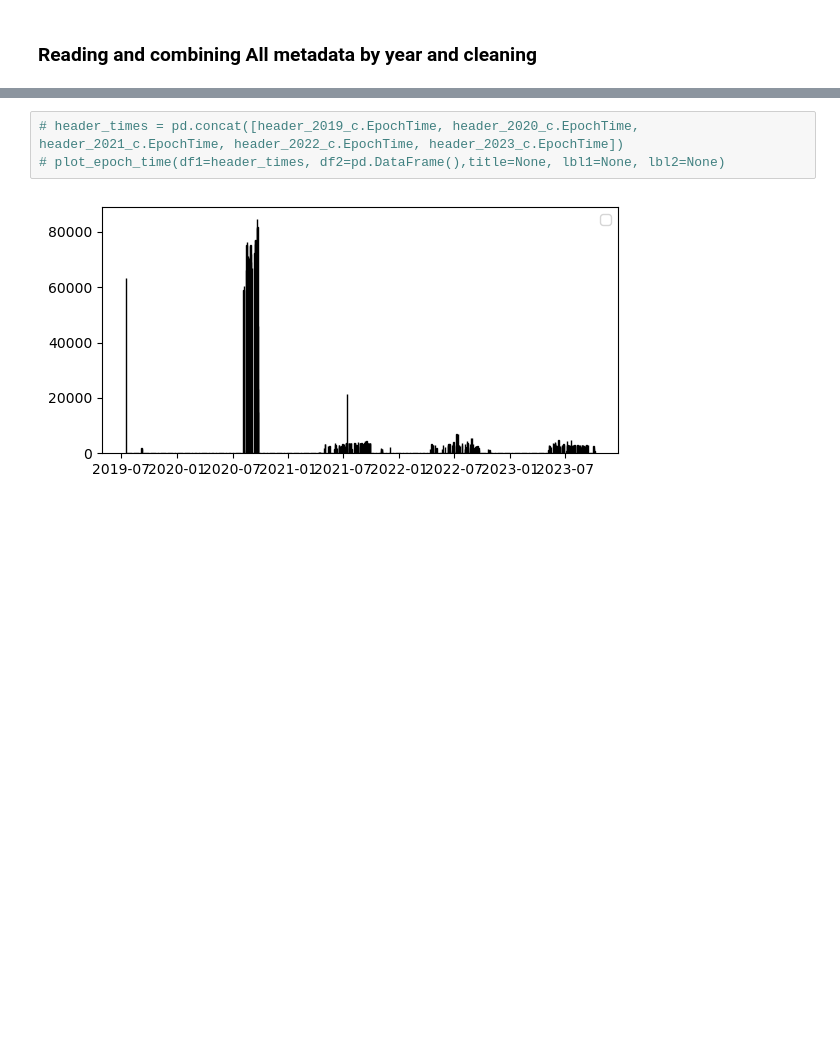
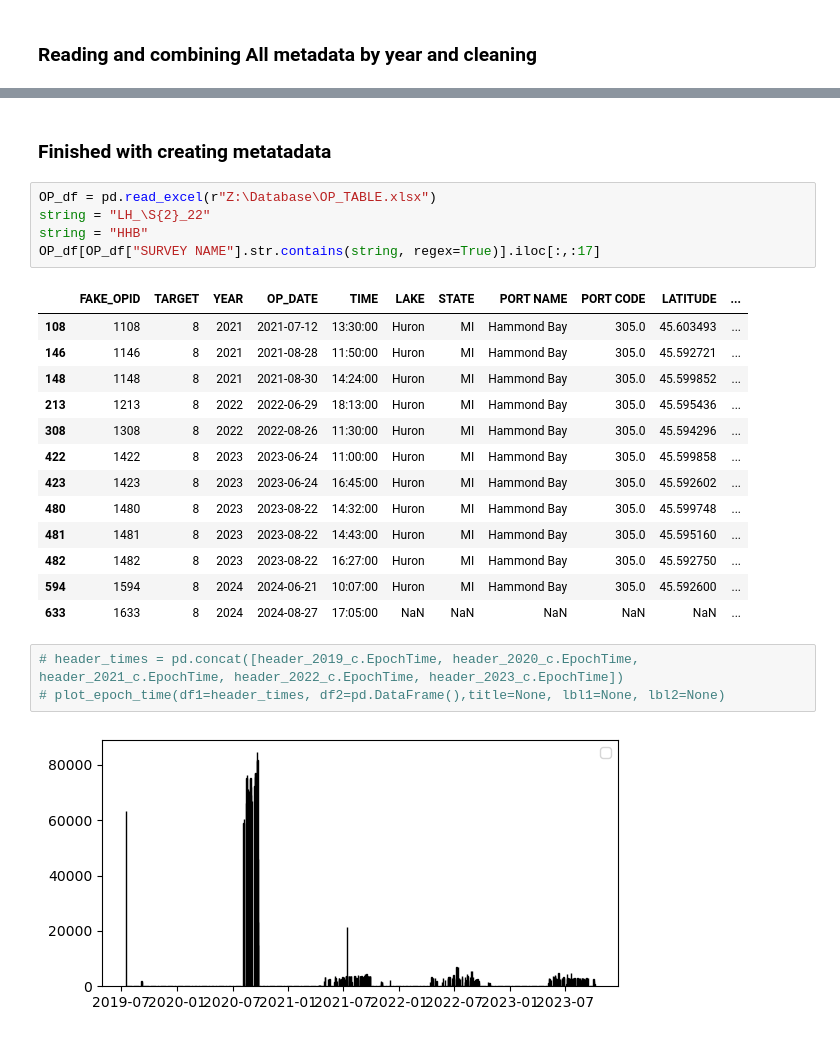
Before and after one commit to ajgeglio/Indexing-and-Slicing, a Jupyter notebook: IndexingHeaders.ipynb, the cells around one changed output, grey strips where cells are left out. Cells and saved outputs as stored; diff of their text form; blank space fills up the shorter version.

```diff
--- a/IndexingHeaders.ipynb
+++ b/IndexingHeaders.ipynb
@@ -236,3 +253,24 @@ print("2023", header_2023.shape)
+# %% [markdown]
+### Finished with creating metatadata
+# %%
+OP_df = pd.read_excel(r"Z:\Database\OP_TABLE.xlsx")
+string = "LH_\S{2}_22"
+string = "HHB"
+OP_df[OP_df["SURVEY NAME"].str.contains(string, regex=True)].iloc[:,:17]
+# %% [output]
+|  | FAKE_OPID | TARGET | YEAR | OP_DATE | TIME | LAKE | STATE | PORT NAME | PORT CODE | LATITUDE | ... |
+| 108 | 1108 | 8 | 2021 | 2021-07-12 | 13:30:00 | Huron | MI | Hammond Bay | 305.0 | 45.603493 | ... |
+| 146 | 1146 | 8 | 2021 | 2021-08-28 | 11:50:00 | Huron | MI | Hammond Bay | 305.0 | 45.592721 | ... |
+| 148 | 1148 | 8 | 2021 | 2021-08-30 | 14:24:00 | Huron | MI | Hammond Bay | 305.0 | 45.599852 | ... |
+| 213 | 1213 | 8 | 2022 | 2022-06-29 | 18:13:00 | Huron | MI | Hammond Bay | 305.0 | 45.595436 | ... |
+| 308 | 1308 | 8 | 2022 | 2022-08-26 | 11:30:00 | Huron | MI | Hammond Bay | 305.0 | 45.594296 | ... |
+| 422 | 1422 | 8 | 2023 | 2023-06-24 | 11:00:00 | Huron | MI | Hammond Bay | 305.0 | 45.599858 | ... |
+| 423 | 1423 | 8 | 2023 | 2023-06-24 | 16:45:00 | Huron | MI | Hammond Bay | 305.0 | 45.592602 | ... |
+| 480 | 1480 | 8 | 2023 | 2023-08-22 | 14:32:00 | Huron | MI | Hammond Bay | 305.0 | 45.599748 | ... |
+| 481 | 1481 | 8 | 2023 | 2023-08-22 | 14:43:00 | Huron | MI | Hammond Bay | 305.0 | 45.595160 | ... |
+| 482 | 1482 | 8 | 2023 | 2023-08-22 | 16:27:00 | Huron | MI | Hammond Bay | 305.0 | 45.592750 | ... |
+| 594 | 1594 | 8 | 2024 | 2024-06-21 | 10:07:00 | Huron | MI | Hammond Bay | 305.0 | 45.592600 | ... |
+| 633 | 1633 | 8 | 2024 | 2024-08-27 | 17:05:00 | NaN | NaN | NaN | NaN | NaN | ... |
 # %%
 # header_times = pd.concat([header_2019_c.EpochTime, header_2020_c.EpochTime, header_2021_c.EpochTime, header_2022_c.EpochTime, header_2023_c.EpochTime])
 # plot_epoch_time(df1=header_times, df2=pd.DataFrame(),title=None, lbl1=None, lbl2=None)
```
Also changed, not shown: parts of 24 cells of this notebook, 3 other files.
